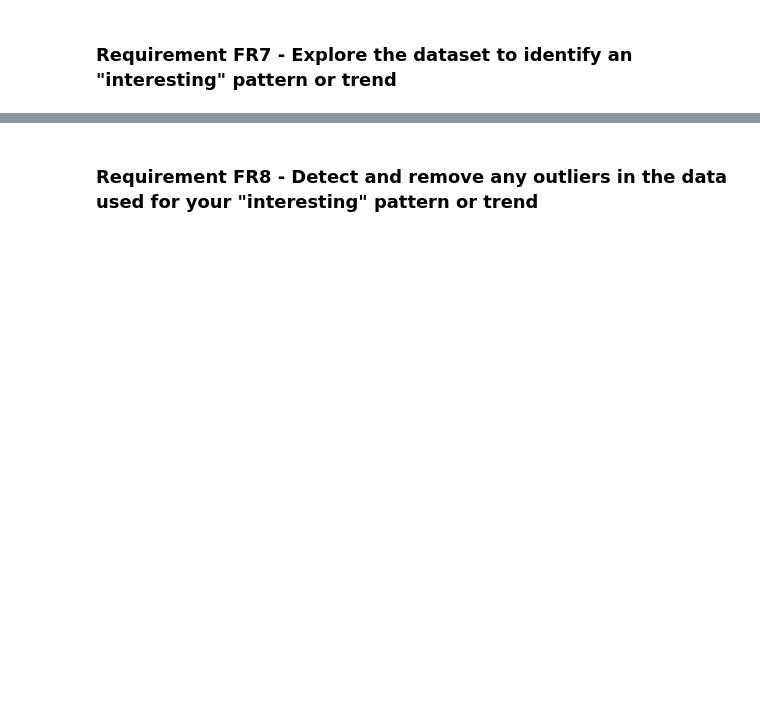
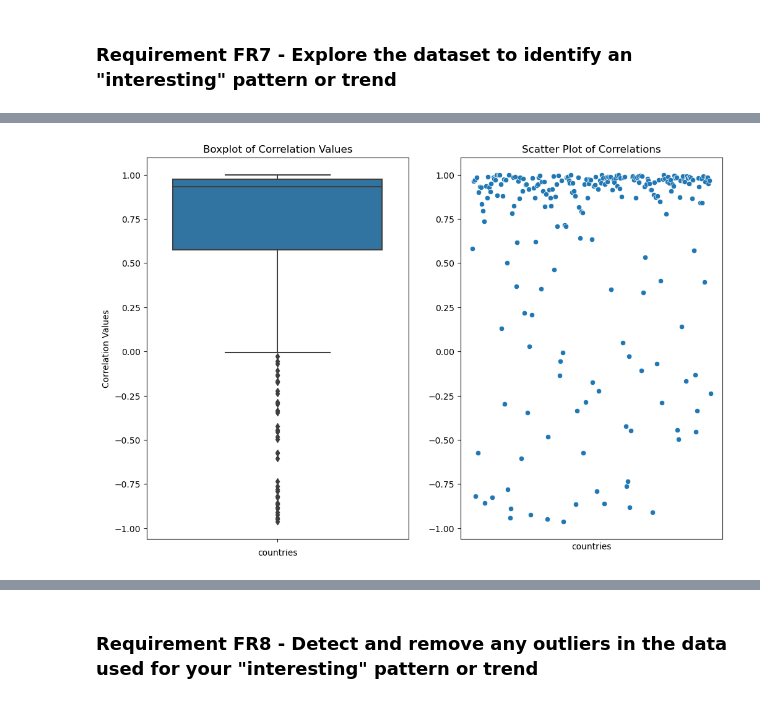
Before and after one commit to Aidin1999/python_prgramming, a Jupyter notebook: UFCFVQ-15-M_Programming_Task_2_Template.ipynb, the cells around one changed output, grey strips where cells are left out. Saved outputs shown, nothing was run; the diff lists cells and outputs as text; code cells hidden in the pictures; blank space fills up the shorter version.

```diff
--- a/UFCFVQ-15-M_Programming_Task_2_Template.ipynb
+++ b/UFCFVQ-15-M_Programming_Task_2_Template.ipynb
@@ -14,0 +158,25 @@
+# %%
+# 'correlations_list' is the list of correlation values, calculated above
+
+# Create a figure with two subplots side by side
+fig, axes = plt.subplots(1, 2, figsize=(12,8))
+
+# Vertical Boxplot
+sns.boxplot(y=correlations_list, orient='v', ax=axes[0])
+axes[0].set_title('Boxplot of Correlation Values')
+axes[0].set_ylabel('Correlation Values')
+axes[0].set_xlabel('countries')
+
+
+# Categorical Scatter Plot (Point Plot)
+sns.scatterplot(x=range(len(correlations_list)), y=correlations_list, ax=axes[1])
+axes[1].set_title('Scatter Plot of Correlations')
+axes[1].set_xlabel('countries')
+axes[1].set_xticks([])  # Remove x-axis ticks since the number for name of countries is point less
+
+
+
+# Display the plots
+plt.show()
+# %% [output]
+[figure, added]
```
Also changed, not shown: parts of 21 cells of this notebook, 3 other files.
